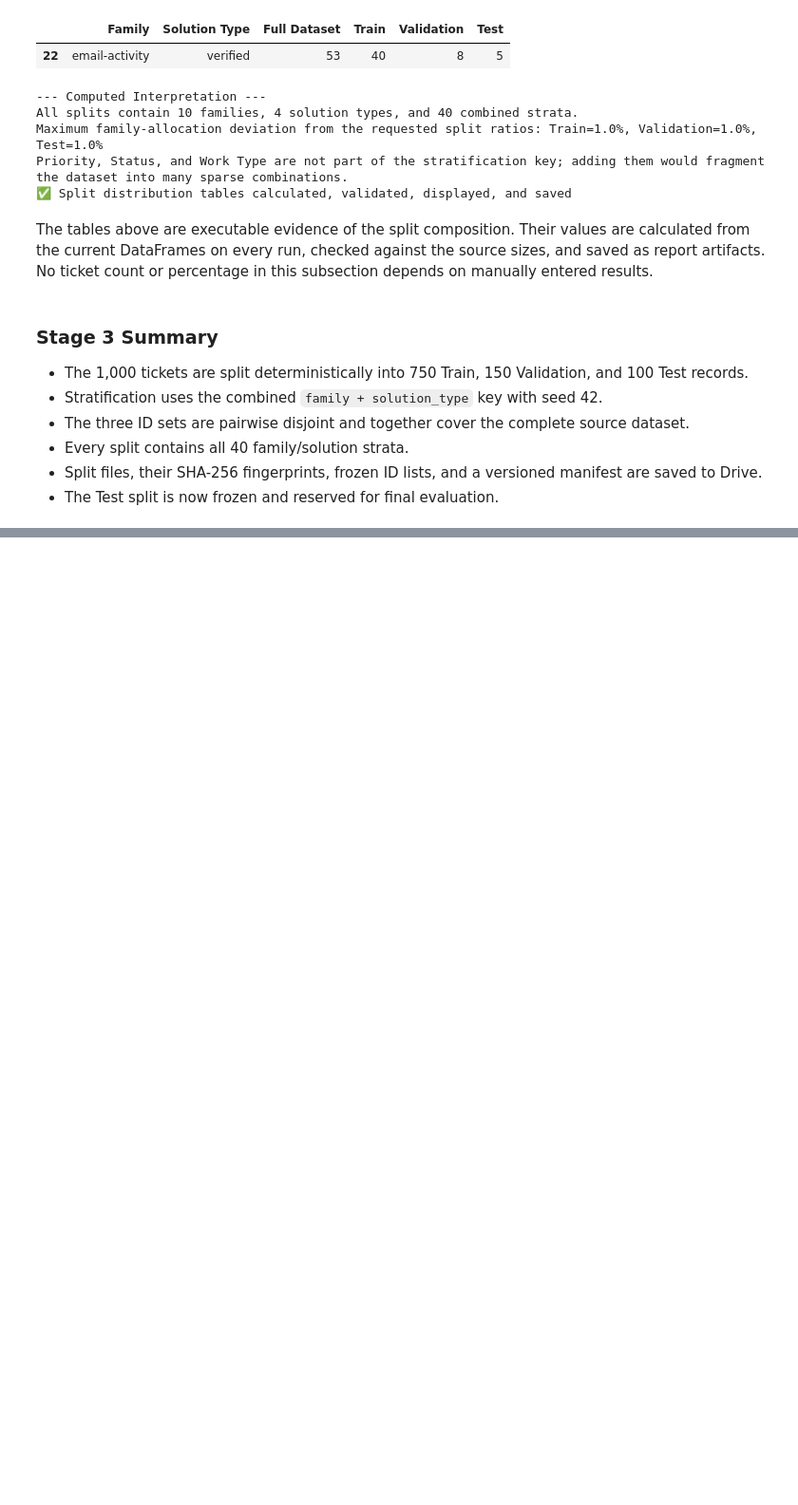
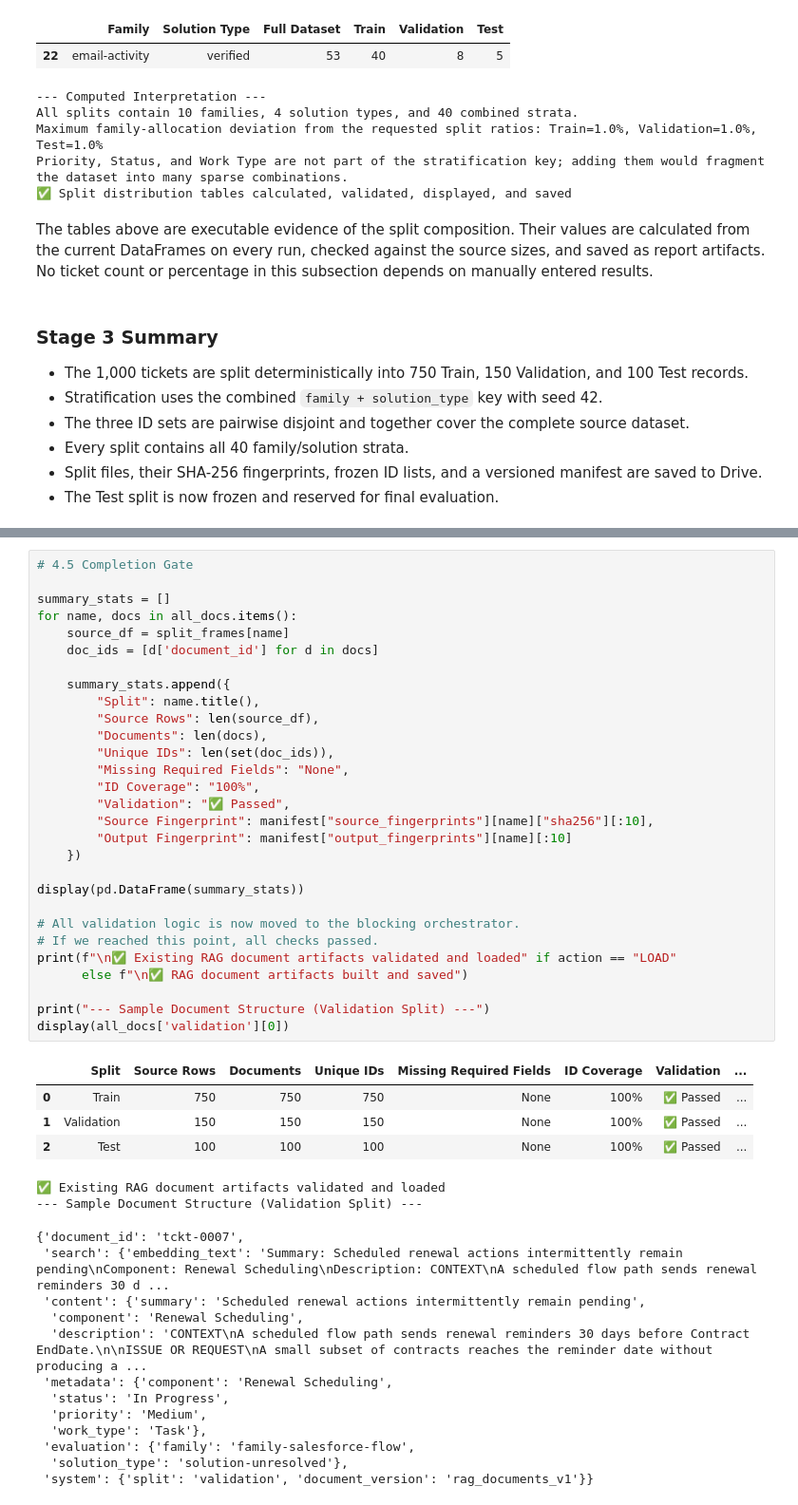
Before and after one commit to Sagitb/rag_project_google_reichman, a Jupyter notebook: notebooks/jiRAG.ipynb, the cells around one changed output, grey strips where cells are left out. Shown at 95% size. Cells and saved outputs as stored; diff of their text form; blank space fills up the shorter version.

Commit message:
Add validated reusable RAG document preparation

```diff
--- a/notebooks/jiRAG.ipynb
+++ b/notebooks/jiRAG.ipynb
@@ -1336,0 +1621,48 @@ The next stage will transform each normalized ticket into one retrieval document
+# %%
+# 4.5 Completion Gate
+
+summary_stats = []
+for name, docs in all_docs.items():
+    source_df = split_frames[name]
+    doc_ids = [d['document_id'] for d in docs]
+
+    summary_stats.append({
+        "Split": name.title(),
+        "Source Rows": len(source_df),
+        "Documents": len(docs),
+        "Unique IDs": len(set(doc_ids)),
+        "Missing Required Fields": "None",
+        "ID Coverage": "100%",
+        "Validation": "✅ Passed",
+        "Source Fingerprint": manifest["source_fingerprints"][name]["sha256"][:10],
+        "Output Fingerprint": manifest["output_fingerprints"][name][:10]
+    })
+
+display(pd.DataFrame(summary_stats))
+
+# All validation logic is now moved to the blocking orchestrator.
+# If we reached this point, all checks passed.
+print(f"\n✅ Existing RAG document artifacts validated and loaded" if action == "LOAD"
+      else f"\n✅ RAG document artifacts built and saved")
+
+print("--- Sample Document Structure (Validation Split) ---")
+display(all_docs['validation'][0])
+# %% [output]
+|  | Split | Source Rows | Documents | Unique IDs | Missing Required Fields | ID Coverage | Validation | ... |
+| 0 | Train | 750 | 750 | 750 | None | 100% | ✅ Passed | ... |
+| 1 | Validation | 150 | 150 | 150 | None | 100% | ✅ Passed | ... |
+| 2 | Test | 100 | 100 | 100 | None | 100% | ✅ Passed | ... |
+✅ Existing RAG document artifacts validated and loaded
+--- Sample Document Structure (Validation Split) ---
+{'document_id': 'tckt-0007',
+ 'search': {'embedding_text': 'Summary: Scheduled renewal actions intermittently remain pending\nComponent: Renewal Scheduling\nDescription: CONTEXT\nA scheduled flow path sends renewal reminders 30 d ...
+ 'content': {'summary': 'Scheduled renewal actions intermittently remain pending',
+  'component': 'Renewal Scheduling',
+  'description': 'CONTEXT\nA scheduled flow path sends renewal reminders 30 days before Contract EndDate.\n\nISSUE OR REQUEST\nA small subset of contracts reaches the reminder date without producing a ...
+ 'metadata': {'component': 'Renewal Scheduling',
+  'status': 'In Progress',
+  'priority': 'Medium',
+  'work_type': 'Task'},
+ 'evaluation': {'family': 'family-salesforce-flow',
+  'solution_type': 'solution-unresolved'},
+ 'system': {'split': 'validation', 'document_version': 'rag_documents_v1'}}
```
Also changed, not shown: parts of 11 cells of this notebook.
